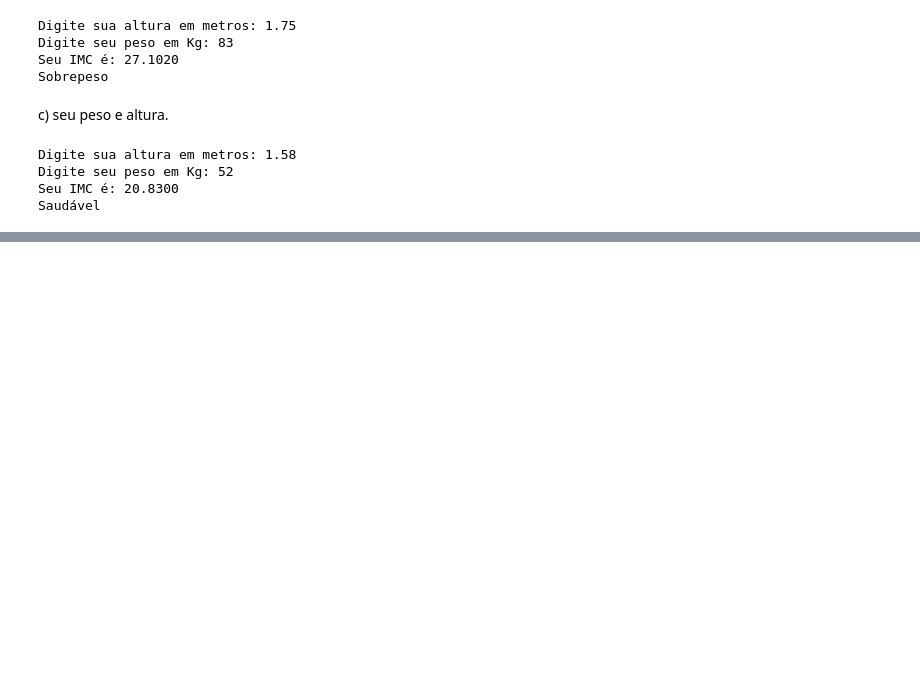
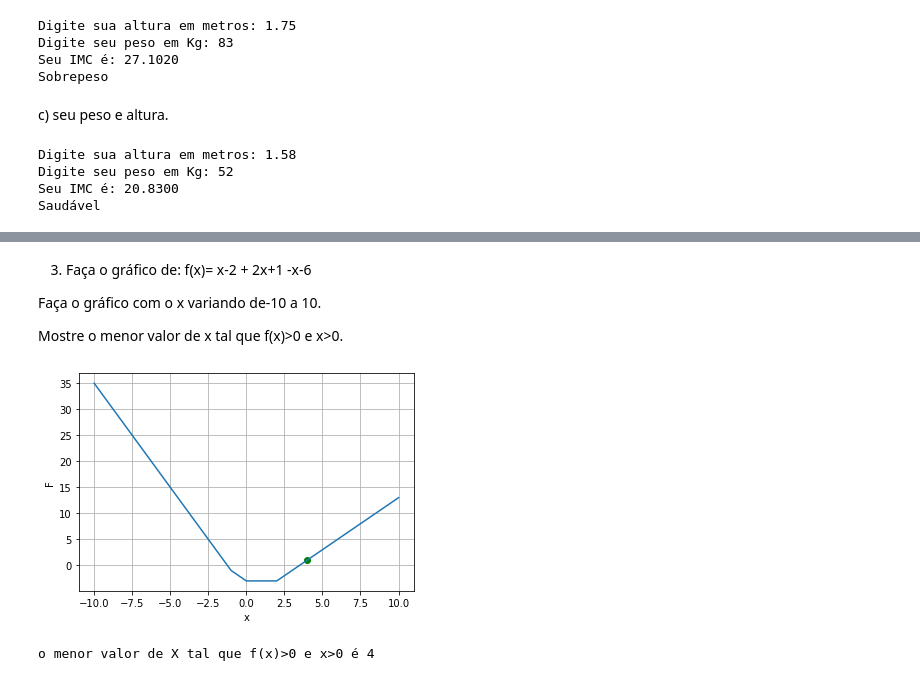
Before and after one commit to alice99vieira/BCC19AliceVieira, a Jupyter notebook: Tarefa8AliceVieira_.ipynb, the cells around one changed output, grey strips where cells are left out. Cells and saved outputs as stored; diff of their text form; code cells hidden in the pictures; blank space fills up the shorter version.

```diff
--- a/Tarefa8AliceVieira_.ipynb
+++ b/Tarefa8AliceVieira_.ipynb
@@ -111,0 +133,23 @@ Saudável
+# %% [markdown]
+3) Faça o gráfico de: f(x)= x-2 + 2x+1 -x-6
+
+Faça o gráfico com o x variando de-10 a 10.
+
+Mostre o menor valor de x tal que f(x)>0 e x>0.
+# %%
+X = np.arange(-10, 11, 1)
+F = abs(X-2) + abs(2*X+1) - X - 6
+
+plt.figure()
+plt.scatter(4, 1, color = 'green')
+plt.plot(X, F)
+plt.xlabel('x')
+plt.ylabel('F')
+plt.grid()
+plt.show()
+# %% [output]
+[figure, added]
+# %%
+print(f'o menor valor de X tal que f(x)>0 e x>0 é {X[14]}')
+# %% [output]
+o menor valor de X tal que f(x)>0 e x>0 é 4
```
Also changed, not shown: parts of 5 cells of this notebook.
